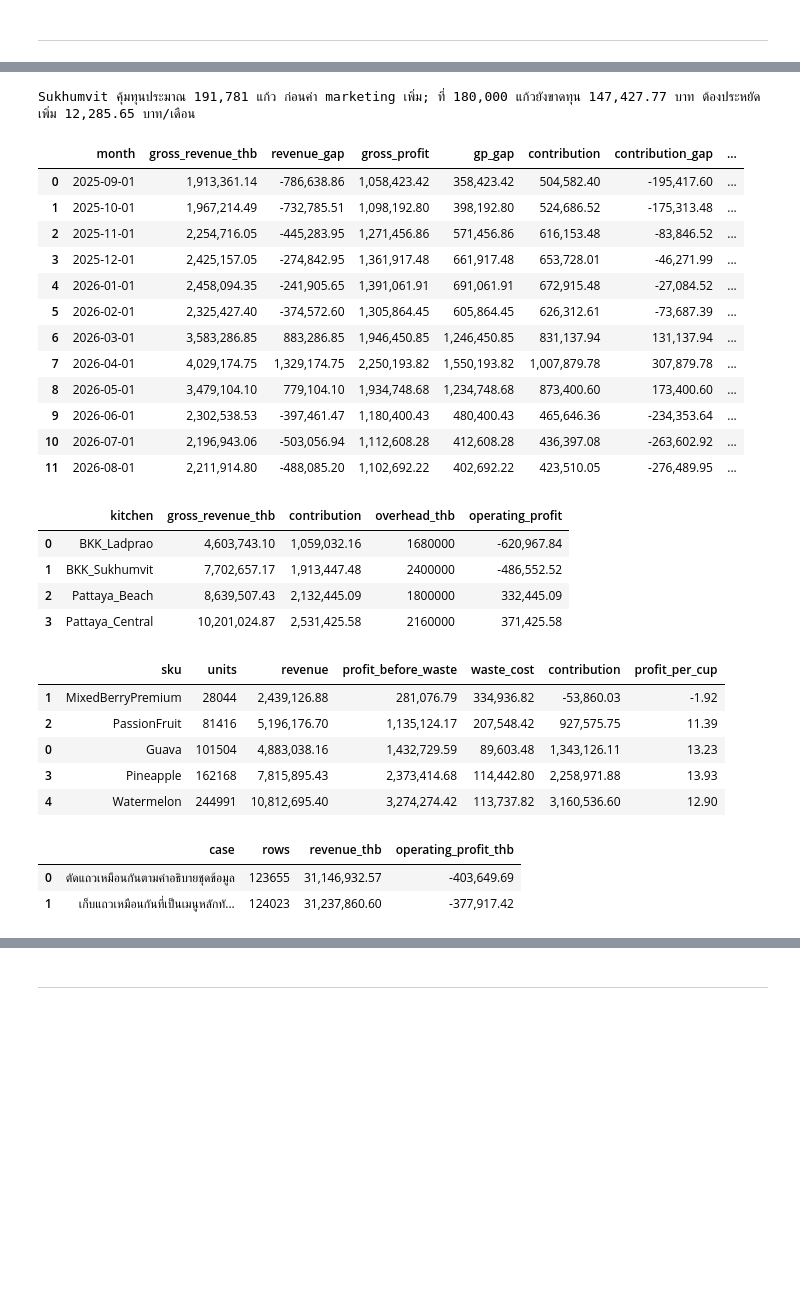
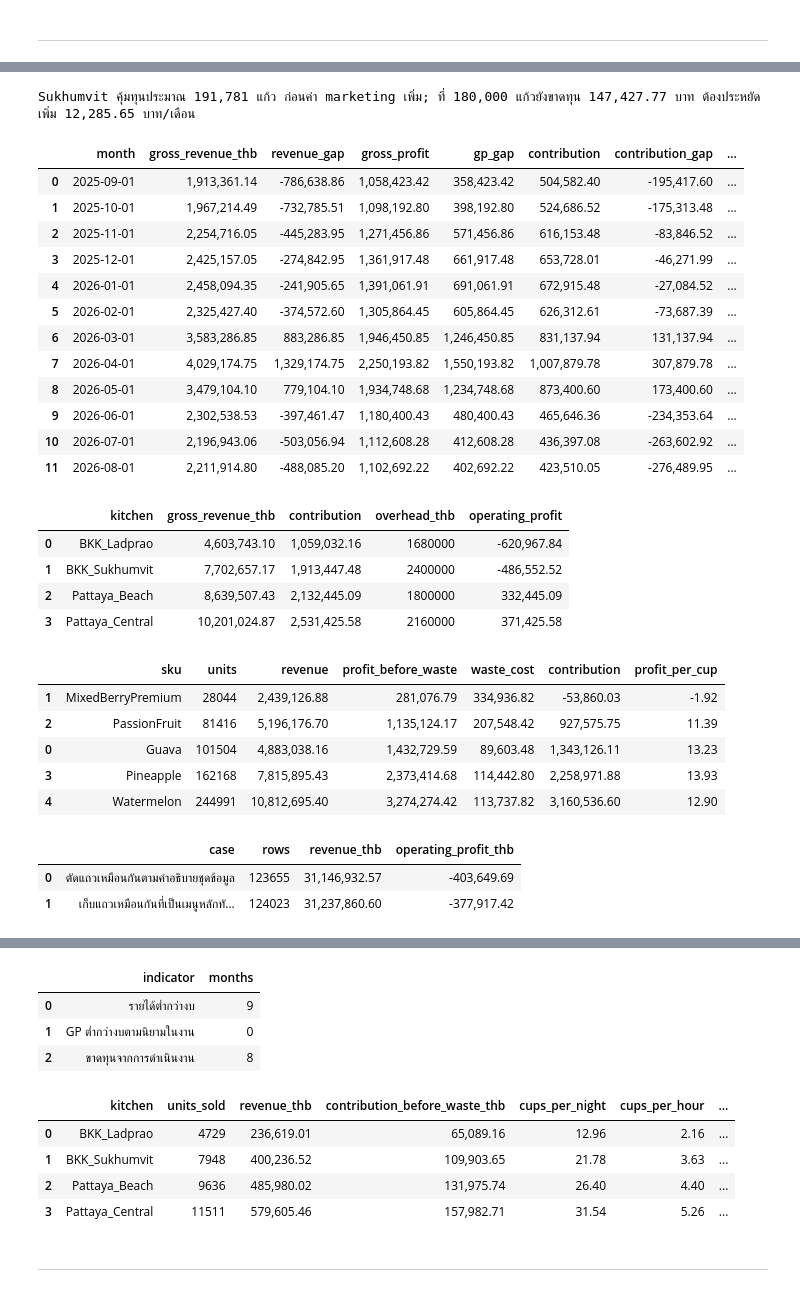
Before and after one commit to dewdew978/Analyst-Case-Study, a Jupyter notebook: analysis.ipynb, the cells around one changed output, grey strips where cells are left out. Drawn from its saved outputs; the diff is of its cells as text; code cells hidden in the pictures; blank space fills up the shorter version.

```diff
--- a/analysis.ipynb
+++ b/analysis.ipynb
@@ -373,6 +412,24 @@ sukh_profit_at_180k = 180000*sukh['contribution_per_cup']-sukh['overhead_thb']
 sukh_monthly_gap_at_180k = max(0,-sukh_profit_at_180k)/pnl['month'].nunique()
 display(kitchen_strategy[['kitchen','units_sold','waste_rate_pct','contribution_per_cup','potential_waste_saving_thb','profit_after_waste_target_thb']])
 print(f'Sukhumvit คุ้มทุนประมาณ {sukh_break_even_units:,} แก้ว ก่อนค่า marketing เพิ่ม; ที่ 180,000 แก้วยังขาดทุน {abs(sukh_profit_at_180k):,.2f} บาท ต้องประหยัดเพิ่ม {sukh_monthly_gap_at_180k:,.2f} บาท/เดือน')
+
+# แยกการต่ำกว่างบออกจากการขาดทุน โดยไม่แก้งบเดิมย้อนหลัง
+budget_checks = pd.DataFrame({'indicator':['รายได้ต่ำกว่างบ','GP ต่ำกว่างบตามนิยามในงาน','ขาดทุนจากการดำเนินงาน'],
+    'months':[pnl['revenue_gap'].lt(0).sum(),pnl['gp_gap'].lt(0).sum(),pnl['operating_profit'].lt(0).sum()]})
+display(budget_checks)
+
+# กะดึก 00:00–ก่อน 06:00: contribution ที่อาจเสียไป หากหยุดรับออเดอร์
+night_shift = orders.loc[orders['hour'].between(0,5)].groupby('kitchen', as_index=False).agg(
+    units_sold=('units_sold','sum'), revenue_thb=('gross_revenue_thb','sum'),
+    contribution_before_waste_thb=('profit_before_waste','sum'))
+calendar_days = (orders['date'].max()-orders['date'].min()).days+1
+period_months = pnl['month'].nunique()
+night_shift['cups_per_night'] = night_shift['units_sold']/calendar_days
+night_shift['cups_per_hour'] = night_shift['cups_per_night']/6
+night_shift['contribution_per_night_thb'] = night_shift['contribution_before_waste_thb']/calendar_days
+night_shift['lost_contribution_per_month_thb'] = night_shift['contribution_before_waste_thb']/period_months
+display(night_shift)
+night_shift.to_csv(folder/'night_shift.csv', index=False, encoding='utf-8-sig')
 # %% [output]
 Sukhumvit คุ้มทุนประมาณ 191,781 แก้ว ก่อนค่า marketing เพิ่ม; ที่ 180,000 แก้วยังขาดทุน 147,427.77 บาท ต้องประหยัดเพิ่ม 12,285.65 บาท/เดือน
 |  | month | gross_revenue_thb | revenue_gap | gross_profit | gp_gap | contribution | contribution_gap | ... |
@@ -380,33 +437,42 @@ Sukhumvit คุ้มทุนประมาณ 191,781 แก้ว ก่อ
 | 1 | 2025-10-01 | 1,967,214.49 | -732,785.51 | 1,098,192.80 | 398,192.80 | 524,686.52 | -175,313.48 | ... |
 | 2 | 2025-11-01 | 2,254,716.05 | -445,283.95 | 1,271,456.86 | 571,456.86 | 616,153.48 | -83,846.52 | ... |
 | 3 | 2025-12-01 | 2,425,157.05 | -274,842.95 | 1,361,917.48 | 661,917.48 | 653,728.01 | -46,271.99 | ... |
 | 4 | 2026-01-01 | 2,458,094.35 | -241,905.65 | 1,391,061.91 | 691,061.91 | 672,915.48 | -27,084.52 | ... |
 | 5 | 2026-02-01 | 2,325,427.40 | -374,572.60 | 1,305,864.45 | 605,864.45 | 626,312.61 | -73,687.39 | ... |
 | 6 | 2026-03-01 | 3,583,286.85 | 883,286.85 | 1,946,450.85 | 1,246,450.85 | 831,137.94 | 131,137.94 | ... |
 | 7 | 2026-04-01 | 4,029,174.75 | 1,329,174.75 | 2,250,193.82 | 1,550,193.82 | 1,007,879.78 | 307,879.78 | ... |
 | 8 | 2026-05-01 | 3,479,104.10 | 779,104.10 | 1,934,748.68 | 1,234,748.68 | 873,400.60 | 173,400.60 | ... |
 | 9 | 2026-06-01 | 2,302,538.53 | -397,461.47 | 1,180,400.43 | 480,400.43 | 465,646.36 | -234,353.64 | ... |
 | 10 | 2026-07-01 | 2,196,943.06 | -503,056.94 | 1,112,608.28 | 412,608.28 | 436,397.08 | -263,602.92 | ... |
 | 11 | 2026-08-01 | 2,211,914.80 | -488,085.20 | 1,102,692.22 | 402,692.22 | 423,510.05 | -276,489.95 | ... |
 |  | kitchen | gross_revenue_thb | contribution | overhead_thb | operating_profit |
 | 0 | BKK_Ladprao | 4,603,743.10 | 1,059,032.16 | 1680000 | -620,967.84 |
 | 1 | BKK_Sukhumvit | 7,702,657.17 | 1,913,447.48 | 2400000 | -486,552.52 |
 | 2 | Pattaya_Beach | 8,639,507.43 | 2,132,445.09 | 1800000 | 332,445.09 |
 | 3 | Pattaya_Central | 10,201,024.87 | 2,531,425.58 | 2160000 | 371,425.58 |
 |  | sku | units | revenue | profit_before_waste | waste_cost | contribution | profit_per_cup |
 | 1 | MixedBerryPremium | 28044 | 2,439,126.88 | 281,076.79 | 334,936.82 | -53,860.03 | -1.92 |
 | 2 | PassionFruit | 81416 | 5,196,176.70 | 1,135,124.17 | 207,548.42 | 927,575.75 | 11.39 |
 | 0 | Guava | 101504 | 4,883,038.16 | 1,432,729.59 | 89,603.48 | 1,343,126.11 | 13.23 |
 | 3 | Pineapple | 162168 | 7,815,895.43 | 2,373,414.68 | 114,442.80 | 2,258,971.88 | 13.93 |
 | 4 | Watermelon | 244991 | 10,812,695.40 | 3,274,274.42 | 113,737.82 | 3,160,536.60 | 12.90 |
 |  | case | rows | revenue_thb | operating_profit_thb |
 | 0 | ตัดแถวเหมือนกันตามคำอธิบายชุดข้อมูล | 123655 | 31,146,932.57 | -403,649.69 |
 | 1 | เก็บแถวเหมือนกันที่เป็นเมนูหลักทั... | 124023 | 31,237,860.60 | -377,917.42 |
 |  | kitchen | units_sold | waste_rate_pct | contribution_per_cup | potential_waste_saving_thb | profit_after_waste_target_thb |
 | 0 | BKK_Ladprao | 91426 | 8.27 | 11.58 | 79,421.00 | -541,546.84 |
 | 1 | BKK_Sukhumvit | 152901 | 5.13 | 12.51 | 1,017.94 | -485,534.58 |
 | 2 | Pattaya_Beach | 171439 | 5.11 | 12.44 | 602.77 | 333,047.87 |
 | 3 | Pattaya_Central | 202357 | 5.13 | 12.51 | 1,374.43 | 372,800.01 |
+|  | indicator | months |
+| 0 | รายได้ต่ำกว่างบ | 9 |
+| 1 | GP ต่ำกว่างบตามนิยามในงาน | 0 |
+| 2 | ขาดทุนจากการดำเนินงาน | 8 |
+|  | kitchen | units_sold | revenue_thb | contribution_before_waste_thb | cups_per_night | cups_per_hour | ... |
+| 0 | BKK_Ladprao | 4729 | 236,619.01 | 65,089.16 | 12.96 | 2.16 | ... |
+| 1 | BKK_Sukhumvit | 7948 | 400,236.52 | 109,903.65 | 21.78 | 3.63 | ... |
+| 2 | Pattaya_Beach | 9636 | 485,980.02 | 131,975.74 | 26.40 | 4.40 | ... |
+| 3 | Pattaya_Central | 11511 | 579,605.46 | 157,982.71 | 31.54 | 5.26 | ... |
 # %% [markdown]
 ---
 # %% [markdown]
```
Also changed, not shown: parts of 3 cells of this notebook, 6 other files.
